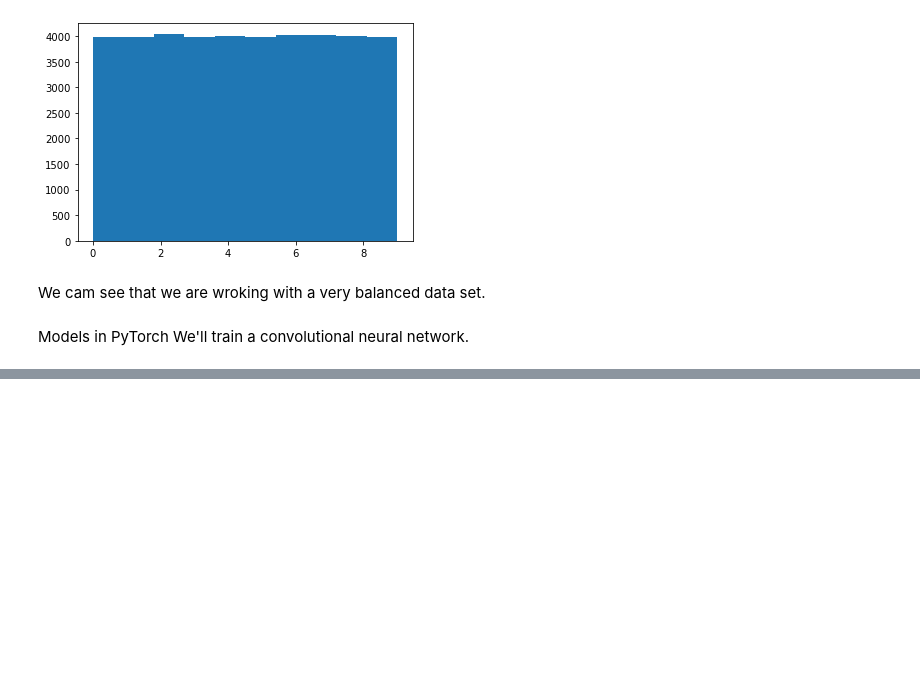
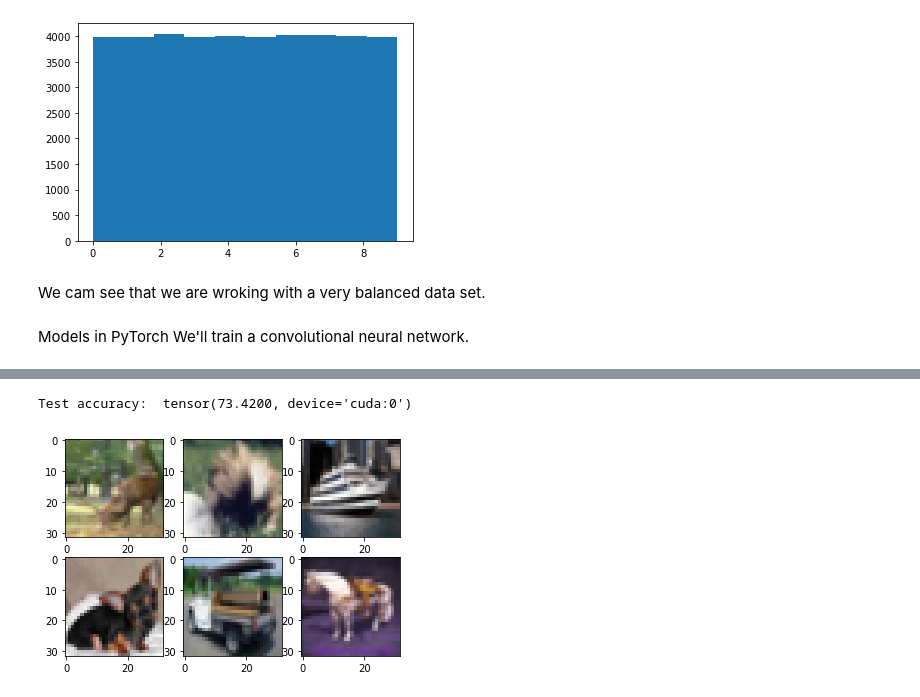
Before and after one commit to IanC544/DeepLearningExperiments, a Jupyter notebook: CNN_pytorch.ipynb, the cells around one changed output, grey strips where cells are left out. Drawn from its saved outputs; the diff is of its cells as text; code cells hidden in the pictures; blank space fills up the shorter version.

```diff
--- a/CNN_pytorch.ipynb
+++ b/CNN_pytorch.ipynb
@@ -209,7 +351,4 @@ class CNN2(nn.Module):
 # %%
-model = CNN2()
-
-model,losses,iter,train_acc,val_acc = train(model,training,validation,learning_rate=0.001,batch_size=100,epochs=10)
-
-val_acc
+model = CNN4()
+model,losses,iter = train(model,training,validation,learning_rate=0.001,batch_size=100,epochs=20,weight_decay=0.001)
 # %% [output]
@@ -238,9 +371,0 @@ Both model is far from overfitting.
-# %%
-#saving the model
-torch.save(model.state_dict(),'model.pt')
-
-#loading the model
-model.load_state_dict(torch.load('model.pt'))
-
-#continuing training
-model,losses,iter,train_acc,val_acc = train(model,training,validation,learning_rate=0.001,batch_size=100,epochs=10)
@@ -257,0 +372,17 @@ Training loss:  0.012196717262268066
+# %%
+#loading optimal model
+model.load_state_dict(torch.load('model.ckpt'))
+
+#get test accuracy
+acc, cor, fal = get_accuracy(model,test,train=False)
+
+print("Test accuracy: ",acc)
+
+#display 6 misclassified images
+
+for i in range(6):
+    plt.subplot(2,3,i+1)
+    plt.imshow(fal[i].cpu().permute(1,2,0))
+# %% [output]
+Test accuracy:  tensor(73.4200, device='cuda:0')
+[figure, added]
```
Also changed, not shown: parts of 12 cells of this notebook.
